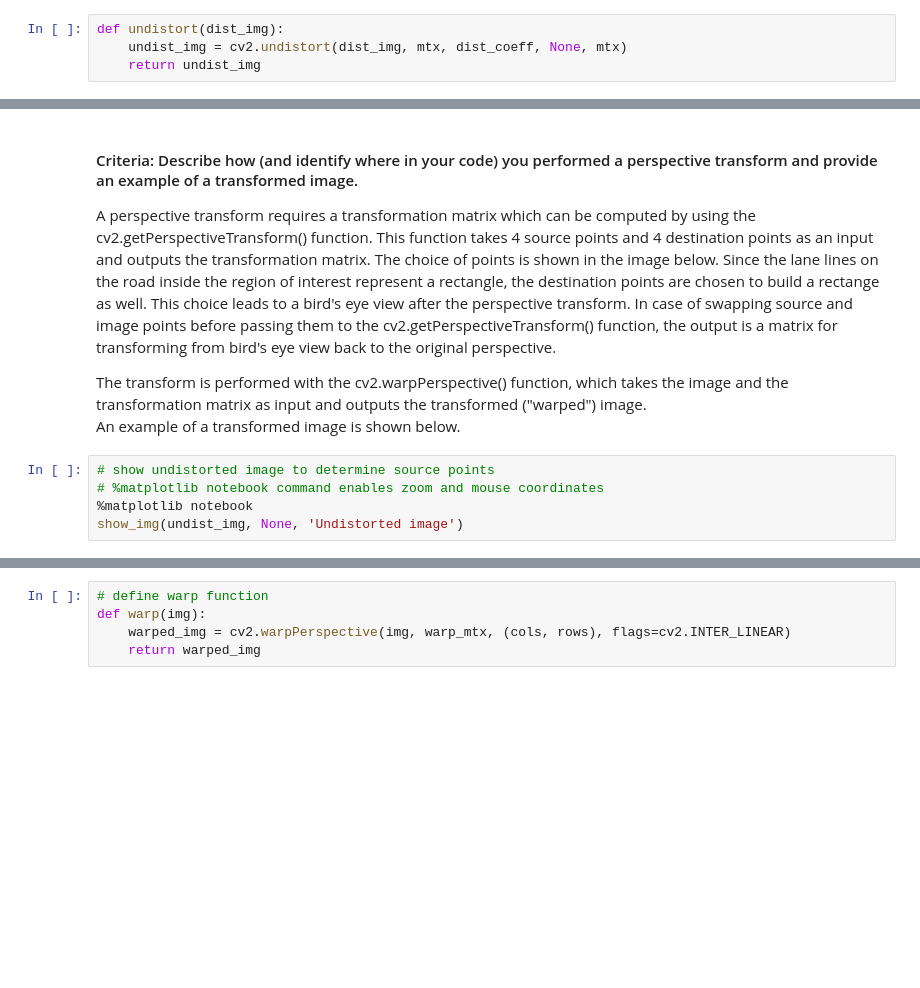
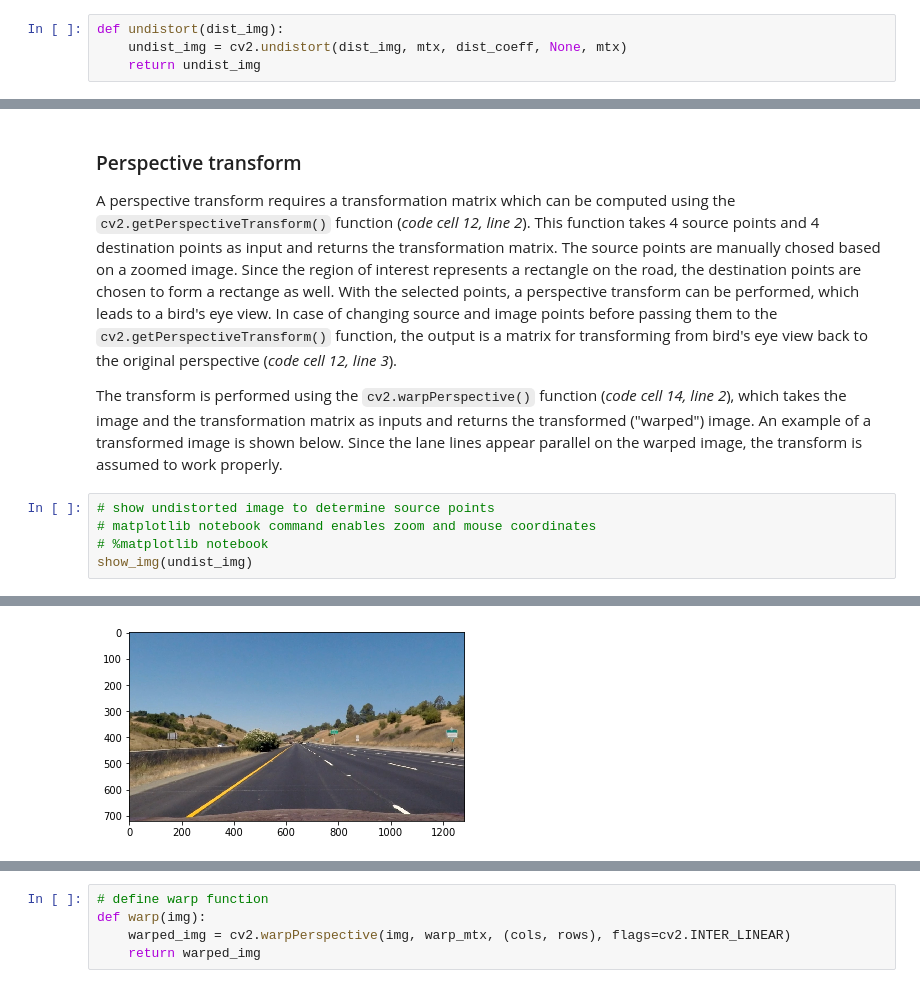
Before and after one commit to fstahl1/advanced_lane_finding, a Jupyter notebook: advanced_lane_finding.ipynb, the cells around one changed output, grey strips where cells are left out. Saved outputs shown, nothing was run; the diff lists cells and outputs as text; blank space fills up the shorter version.

```diff
--- a/advanced_lane_finding.ipynb
+++ b/advanced_lane_finding.ipynb
@@ -155,16 +166,15 @@ ax2.imshow(undist_img)
 [figure]
 # %% [markdown]
-#### Criteria: Describe how (and identify where in your code) you performed a perspective transform and provide an example of a transformed image.
+### Perspective transform
 
-A perspective transform requires a transformation matrix which can be computed by using the cv2.getPerspectiveTransform() function. This function takes 4 source points and 4 destination points as an input and outputs the transformation matrix. The choice of points is shown in the image below.
-Since the lane lines on the road inside the region of interest represent a rectangle, the destination points are chosen to build a rectange as well. This choice leads to a bird's eye view after the perspective transform.
-In case of swapping source and image points before passing them to the cv2.getPerspectiveTransform() function, the output is a matrix for transforming from bird's eye view back to the original perspective.
+A perspective transform requires a transformation matrix which can be computed using the `cv2.getPerspectiveTransform()` function (*code cell 12, line 2*). This function takes 4 source points and 4 destination points as input and returns the transformation matrix. The source points are manually chosed based on a zoomed image.
+Since the region of interest represents a rectangle on the road, the destination points are chosen to form a rectange as well. With the selected points, a perspective transform can be performed, which leads to a bird's eye view.
+In case of changing source and image points before passing them to the `cv2.getPerspectiveTransform()` function, the output is a matrix for transforming from bird's eye view back to the original perspective (*code cell 12, line 3*).
 
-The transform is performed with the cv2.warpPerspective() function, which takes the image and the transformation matrix as input and outputs the transformed ("warped") image.
-An example of a transformed image is shown below.
+The transform is performed using the `cv2.warpPerspective()` function (*code cell 14, line 2*), which takes the image and the transformation matrix as inputs and returns the transformed ("warped") image. An example of a transformed image is shown below. Since the lane lines appear parallel on the warped image, the transform is assumed to work properly.
 # %%
 # show undistorted image to determine source points
-# %matplotlib notebook command enables zoom and mouse coordinates
-%matplotlib notebook
-show_img(undist_img, None, 'Undistorted image')
+# matplotlib notebook command enables zoom and mouse coordinates
+# %matplotlib notebook
+show_img(undist_img)
 # %% [output]
@@ -175 +181,2 @@ show_img(undist_img, None, 'Undistorted image')
+[figure, added]
 # %%
```
Also changed, not shown: parts of 23 cells of this notebook, 1 other file.
